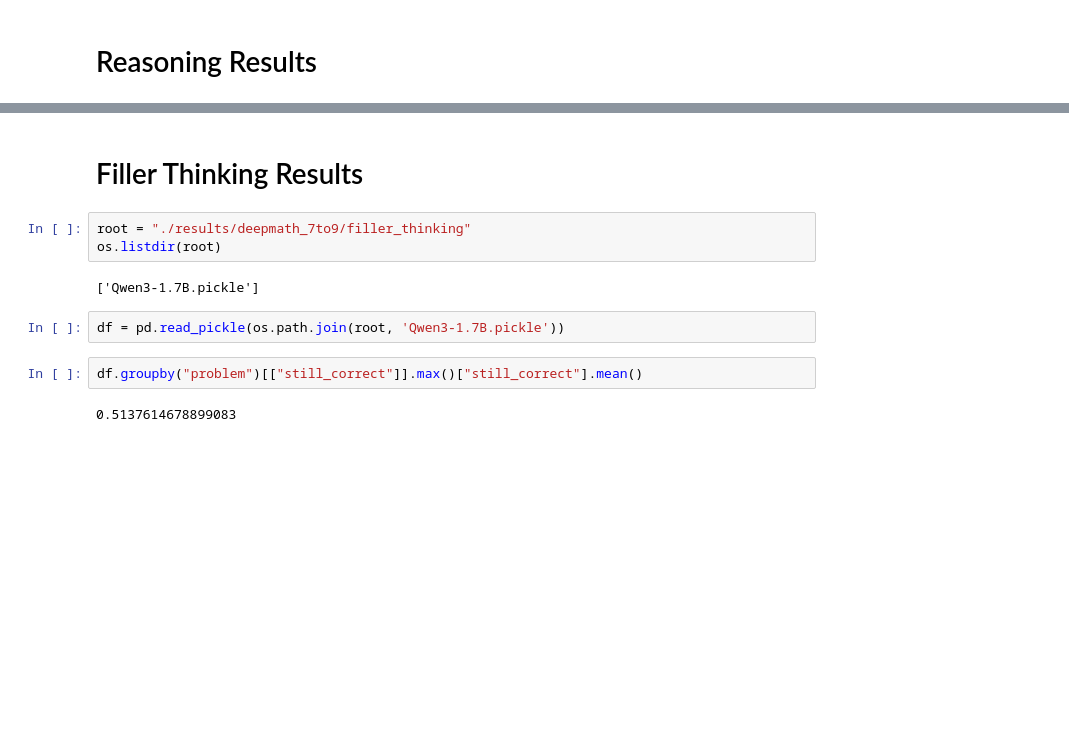
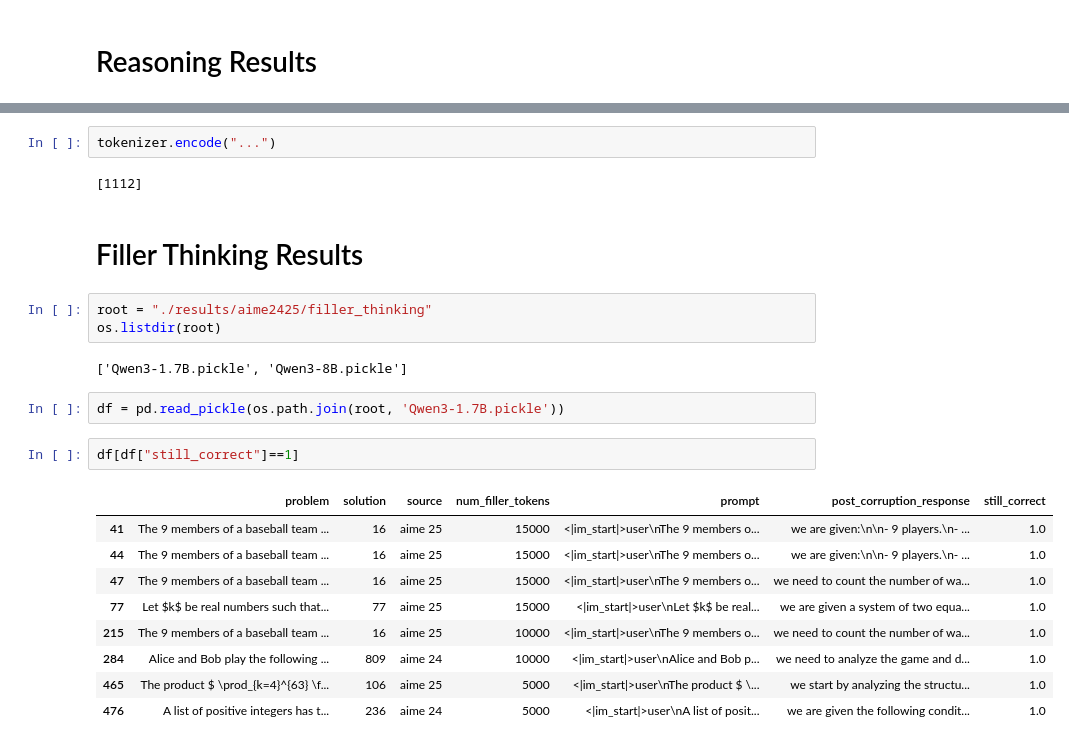
Before and after one commit to Aochong-Li/perturb-r, a Jupyter notebook: notebook/filler tokens.ipynb, the cells around one changed output, grey strips where cells are left out. Drawn from its saved outputs; the diff is of its cells as text; blank space fills up the shorter version.

```diff
--- a/notebook/filler tokens.ipynb
+++ b/notebook/filler tokens.ipynb
@@ -51,13 +65,25 @@ Accuracy: 0.36933333333333335
+# %%
+tokenizer.encode("...")
+# %% [output]
+[1112]
 # %% [markdown]
 # Filler Thinking Results
 # %%
-root = "./results/deepmath_7to9/filler_thinking"
+root = "./results/aime2425/filler_thinking"
 os.listdir(root)
 # %% [output]
-['Qwen3-1.7B.pickle']
+['Qwen3-1.7B.pickle', 'Qwen3-8B.pickle']
 # %%
 df = pd.read_pickle(os.path.join(root, 'Qwen3-1.7B.pickle'))
-# %%
-df.groupby("problem")[["still_correct"]].max()["still_correct"].mean()
-# %% [output]
-0.5137614678899083
+# %%
+df[df["still_correct"]==1]
+# %% [output]
+|  | problem | solution | source | num_filler_tokens | prompt | post_corruption_response | still_correct |
+| 41 | The 9 members of a baseball team ... | 16 | aime 25 | 15000 | <|im_start|>user\nThe 9 members o... | we are given:\n\n- 9 players.\n- ... | 1.0 |
+| 44 | The 9 members of a baseball team ... | 16 | aime 25 | 15000 | <|im_start|>user\nThe 9 members o... | we are given:\n\n- 9 players.\n- ... | 1.0 |
+| 47 | The 9 members of a baseball team ... | 16 | aime 25 | 15000 | <|im_start|>user\nThe 9 members o... | we need to count the number of wa... | 1.0 |
+| 77 | Let $k$ be real numbers such that... | 77 | aime 25 | 15000 | <|im_start|>user\nLet $k$ be real... | we are given a system of two equa... | 1.0 |
+| 215 | The 9 members of a baseball team ... | 16 | aime 25 | 10000 | <|im_start|>user\nThe 9 members o... | we need to count the number of wa... | 1.0 |
+| 284 | Alice and Bob play the following ... | 809 | aime 24 | 10000 | <|im_start|>user\nAlice and Bob p... | we need to analyze the game and d... | 1.0 |
+| 465 | The product $ \prod_{k=4}^{63} \f... | 106 | aime 25 | 5000 | <|im_start|>user\nThe product $ \... | we start by analyzing the structu... | 1.0 |
+| 476 | A list of positive integers has t... | 236 | aime 24 | 5000 | <|im_start|>user\nA list of posit... | we are given the following condit... | 1.0 |
```
Also changed, not shown: parts of 5 cells of this notebook, 45 other files.
